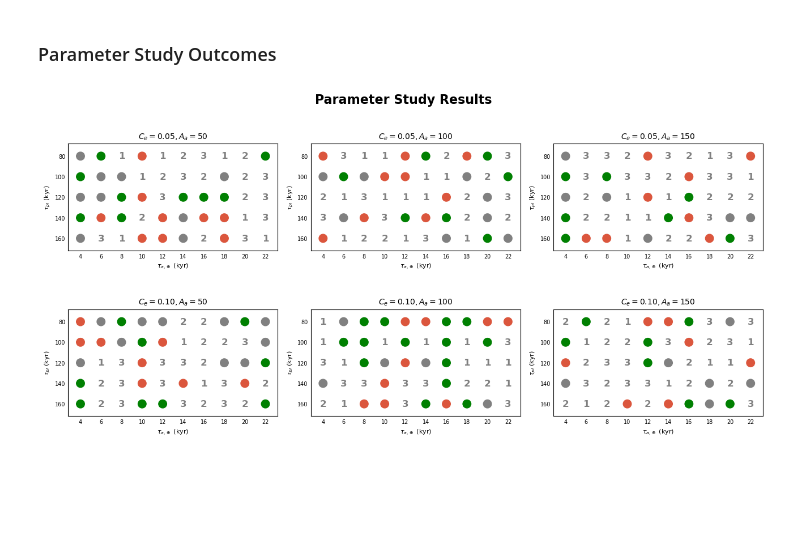
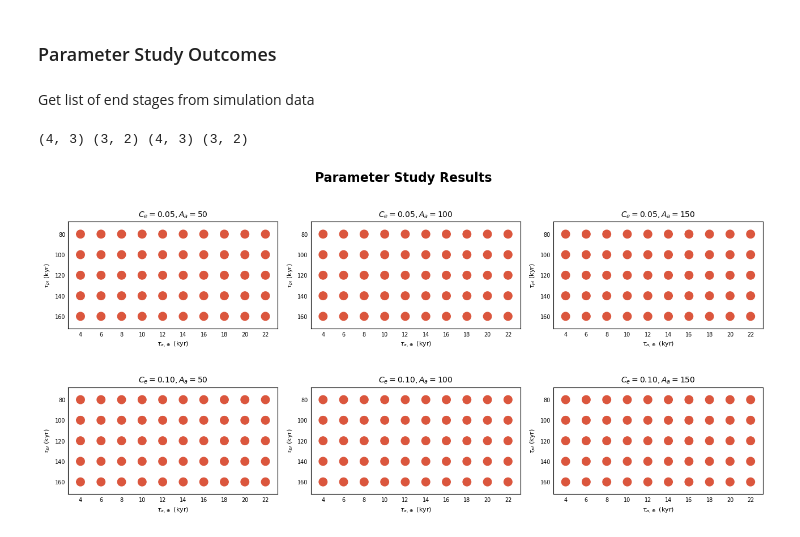
Before and after one commit to dchen10Git/uchi-exoplanets-2025, a Jupyter notebook: analyze_sims_huang.ipynb, the cells around one changed output. Drawn from its saved outputs; the diff is of its cells as text; code cells hidden in the pictures; blank space fills up the shorter version.

Commit message:
Finished sims but bad results

```diff
--- a/analyze_sims_huang.ipynb
+++ b/analyze_sims_huang.ipynb
@@ -300,6 +298,48 @@ dftest['ID'] = range(100)
 dftest
 # %% [markdown]
 ### Parameter Study Outcomes
+# %% [markdown]
+Get list of end stages from simulation data
+# %%
+dataset_ids = [15, 16, 17, 18, 19, 20]
+dataset_ids = [15]
+
+end_results = []
+for dataset_id in dataset_ids:
+    for sim_id in range(1):
+        base_dir = Path.cwd()
+        file_path = base_dir.parent / f"sim_results/dataset{dataset_id}" / f"sim{sim_id}.h5"
+        saved_sim = t1.load_simulation_run(file_path)
+        sim_data = saved_sim[0]
+        m_star = saved_sim[1]['m_star']
+        planet_names = saved_sim[1]['planet_names']
+        planets = {p: sim_data[p] for p in planet_names}
+
+        # Check resonances
+        cd = mmr_id.check_resonance(m_star, planets['c'], planets['d'])
+        de = mmr_id.check_resonance(m_star, planets['d'], planets['e'])
+        ef = mmr_id.check_resonance(m_star, planets['e'], planets['f'])
+        fg = mmr_id.check_resonance(m_star, planets['f'], planets['g'])
+        gh = mmr_id.check_resonance(m_star, planets['g'], planets['h'])
+
+        if planets['d']['a'].iloc[-1] < 0.023: # d crossed inner disk edge
+            end_results.append(-1)
+        elif not (de == ef == gh == (3, 2) and fg == (4, 3)): # outer planets broke desired MMRs
+            end_results.append(0)
+        elif cd == (3, 2):          # Φ1
+            end_results.append(1)
+        elif cd == (14, 9):         # Φ2
+            end_results.append(2)
+        elif cd == (8, 5):          # Φ3
+            end_results.append(3)
+        elif cd == (5, 3):          # Φ4
+            end_results.append(4)
+        elif cd > 1.7:              # c crosses Φ4
+            end_results.append(5)
+        else:                       # something weird happened
+            end_results.append(6)
+# %% [output]
+(4, 3) (3, 2) (4, 3) (3, 2)
 # %%
 import matplotlib.patches as mpatches
 import math
@@ -419,35 +459,34 @@ def plot_param_study_grid(
 
         # Axes formatting
         ax.set_xlim(-0.6, n - 0.4)
         ax.set_ylim(-0.6, m - 0.4)
         ax.set_xticks(range(n))
         ax.set_yticks(range(m))
         ax.set_xticklabels(range(4, 24, 2), fontsize=7)
         ax.set_yticklabels(range(160, 60, -20), fontsize=7)
         ax.tick_params(length=0)
         ax.set_aspect("equal")
 
         ax.set_title(subplot_labels[idx], fontsize=10, fontweight="bold", pad=6)
 
         # Only show axis labels on the border subplots
         ax.set_xlabel("$τ_{a, \oplus}$ (kyr)", fontsize=8)
         ax.set_ylabel("$τ_{pl}$ (kyr)", fontsize=8)
 
     fig.suptitle("Parameter Study Results", fontsize=16, fontweight="bold")
     plt.tight_layout()
     plt.show()
 
-import random
 K, I, M, N = 6, 2, 5, 10       # K subplots (laid out in I rows), each M rows × N columns
-data = [random.randint(-1, 4) for _ in range(K * M * N)]
+data = end_results
 
 labels = ["$C_e=0.05, A_a=50$", "$C_e=0.05, A_a=100$", "$C_e=0.05, A_a=150$", "$C_e=0.10, A_a=50$", "$C_e=0.10, A_a=100$", "$C_e=0.10, A_a=150$"]
 plot_param_study_grid(
     values=data, k=K, i=I, m=M, n=N,
     subplot_labels=labels,
     green_value=4,
-    gray_value=0,
-    red_value=-1
+    gray_value=5,
+    red_value=0,
 )
 # %% [output]
-[figure, old version]
+[figure, new version]
```
Also changed, not shown: parts of 5 cells of this notebook, 7 other files.
